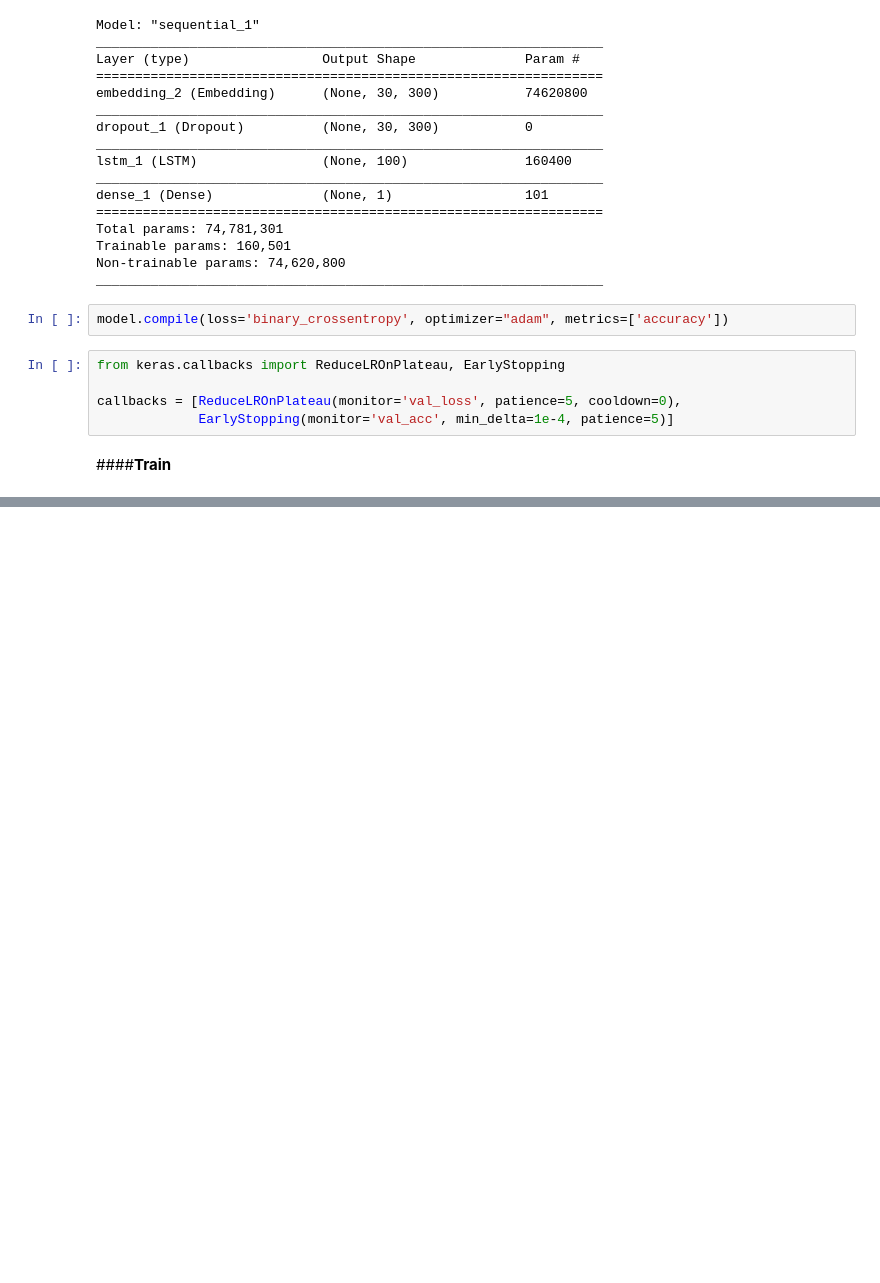
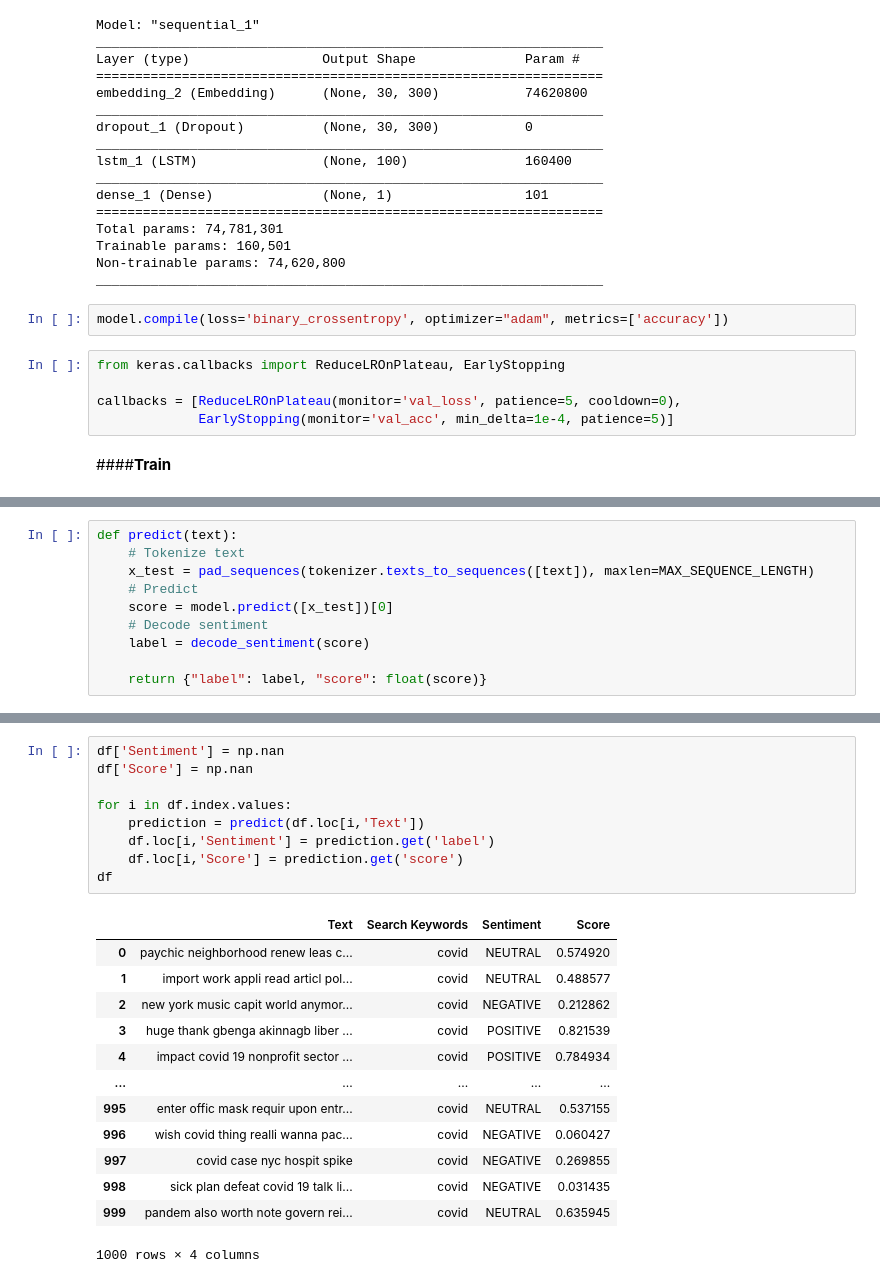
Before and after one commit to UliksSekiraqa/StockMarketAnalysis, a Jupyter notebook: Twitter_API.ipynb, the cells around one changed output, grey strips where cells are left out. Cells and saved outputs as stored; diff of their text form; blank space fills up the shorter version.

```diff
--- a/Twitter_API.ipynb
+++ b/Twitter_API.ipynb
@@ -506,0 +563,10 @@ Epoch 6/8
+# %%
+def predict(text):
+    # Tokenize text
+    x_test = pad_sequences(tokenizer.texts_to_sequences([text]), maxlen=MAX_SEQUENCE_LENGTH)
+    # Predict
+    score = model.predict([x_test])[0]
+    # Decode sentiment
+    label = decode_sentiment(score)
+
+    return {"label": label, "score": float(score)}
@@ -506,0 +684,23 @@ Epoch 6/8
+# %%
+df['Sentiment'] = np.nan
+df['Score'] = np.nan
+
+for i in df.index.values:
+    prediction = predict(df.loc[i,'Text'])
+    df.loc[i,'Sentiment'] = prediction.get('label')
+    df.loc[i,'Score'] = prediction.get('score')
+df
+# %% [output]
+|  | Text | Search Keywords | Sentiment | Score |
+| 0 | paychic neighborhood renew leas c... | covid | NEUTRAL | 0.574920 |
+| 1 | import work appli read articl pol... | covid | NEUTRAL | 0.488577 |
+| 2 | new york music capit world anymor... | covid | NEGATIVE | 0.212862 |
+| 3 | huge thank gbenga akinnagb liber ... | covid | POSITIVE | 0.821539 |
+| 4 | impact covid 19 nonprofit sector ... | covid | POSITIVE | 0.784934 |
+| ... | ... | ... | ... | ... |
+| 995 | enter offic mask requir upon entr... | covid | NEUTRAL | 0.537155 |
+| 996 | wish covid thing realli wanna pac... | covid | NEGATIVE | 0.060427 |
+| 997 | covid case nyc hospit spike | covid | NEGATIVE | 0.269855 |
+| 998 | sick plan defeat covid 19 talk li... | covid | NEGATIVE | 0.031435 |
+| 999 | pandem also worth note govern rei... | covid | NEUTRAL | 0.635945 |
+1000 rows × 4 columns
```
Also changed, not shown: parts of 38 cells of this notebook.
